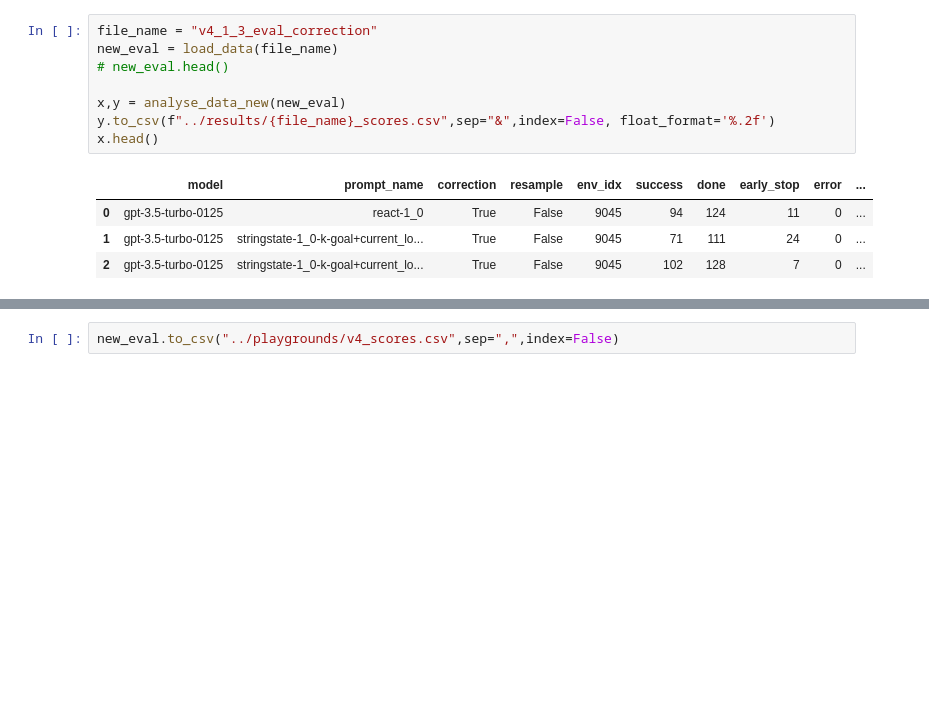
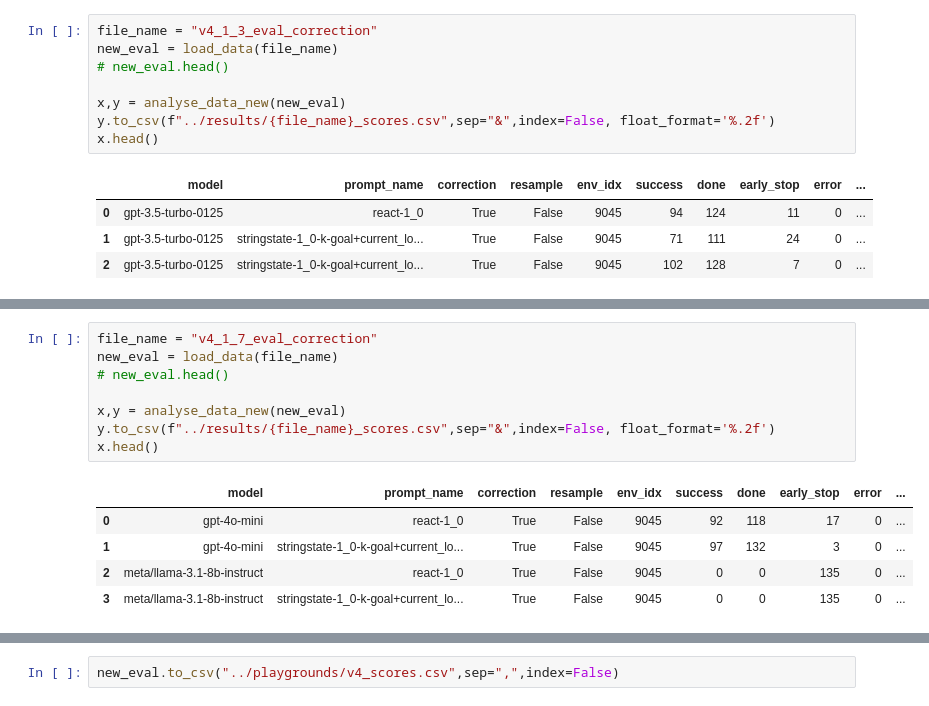
Before and after one commit to ai-nikolai/LLamp, a Jupyter notebook: playgrounds/analysis_alfworld_eval_notebook.ipynb, the cells around one changed output, grey strips where cells are left out. Saved outputs shown, nothing was run; the diff lists cells and outputs as text; blank space fills up the shorter version.

Commit message:
Added additional analysis and model runs

```diff
--- a/playgrounds/analysis_alfworld_eval_notebook.ipynb
+++ b/playgrounds/analysis_alfworld_eval_notebook.ipynb
@@ -1039,0 +1051,14 @@ x.head()
+# %%
+file_name = "v4_1_7_eval_correction"
+new_eval = load_data(file_name)
+# new_eval.head()
+
+x,y = analyse_data_new(new_eval)
+y.to_csv(f"../results/{file_name}_scores.csv",sep="&",index=False, float_format='%.2f')
+x.head()
+# %% [output]
+|  | model | prompt_name | correction | resample | env_idx | success | done | early_stop | error | ... |
+| 0 | gpt-4o-mini | react-1_0 | True | False | 9045 | 92 | 118 | 17 | 0 | ... |
+| 1 | gpt-4o-mini | stringstate-1_0-k-goal+current_lo... | True | False | 9045 | 97 | 132 | 3 | 0 | ... |
+| 2 | meta/llama-3.1-8b-instruct | react-1_0 | True | False | 9045 | 0 | 0 | 135 | 0 | ... |
+| 3 | meta/llama-3.1-8b-instruct | stringstate-1_0-k-goal+current_lo... | True | False | 9045 | 0 | 0 | 135 | 0 | ... |
```
Also changed, not shown: parts of 4 cells of this notebook, 4 other files.
